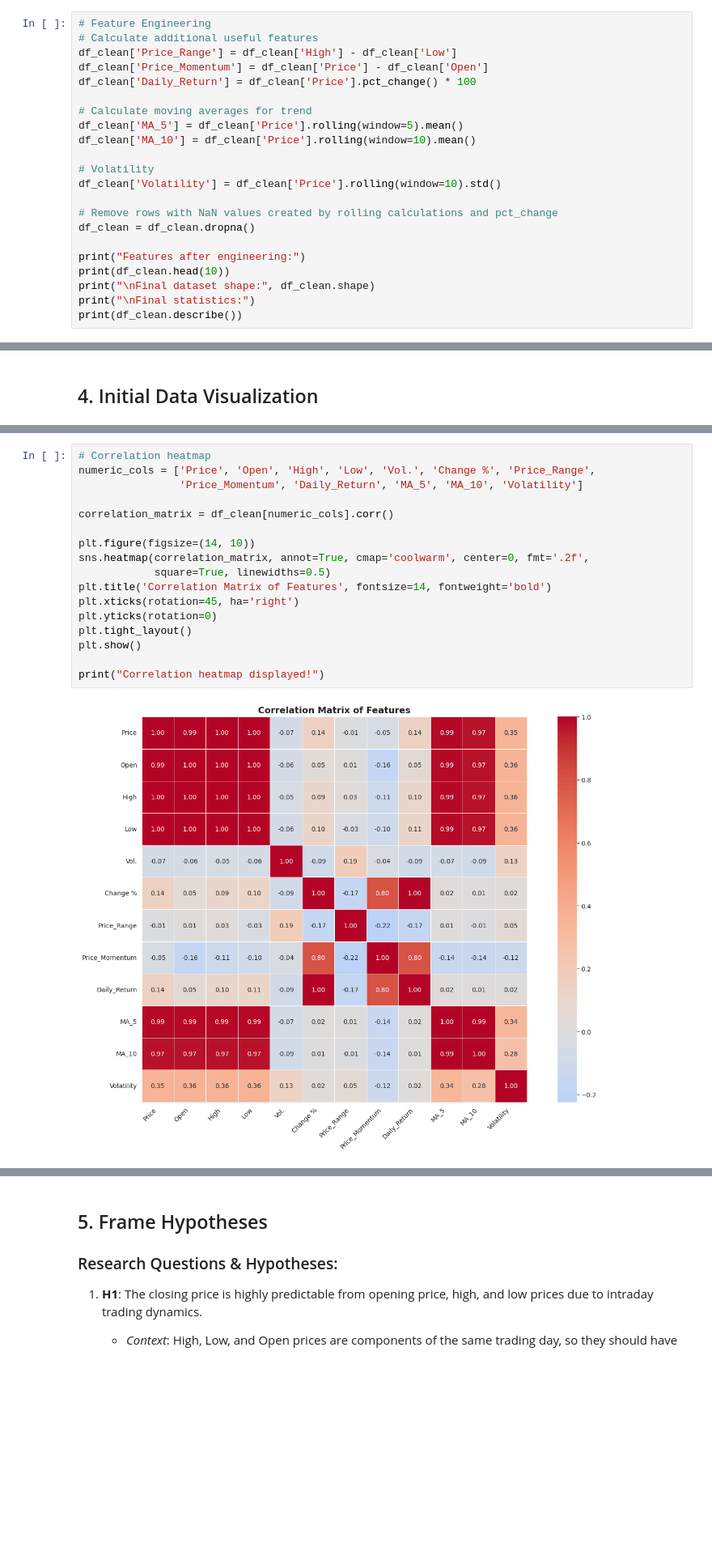
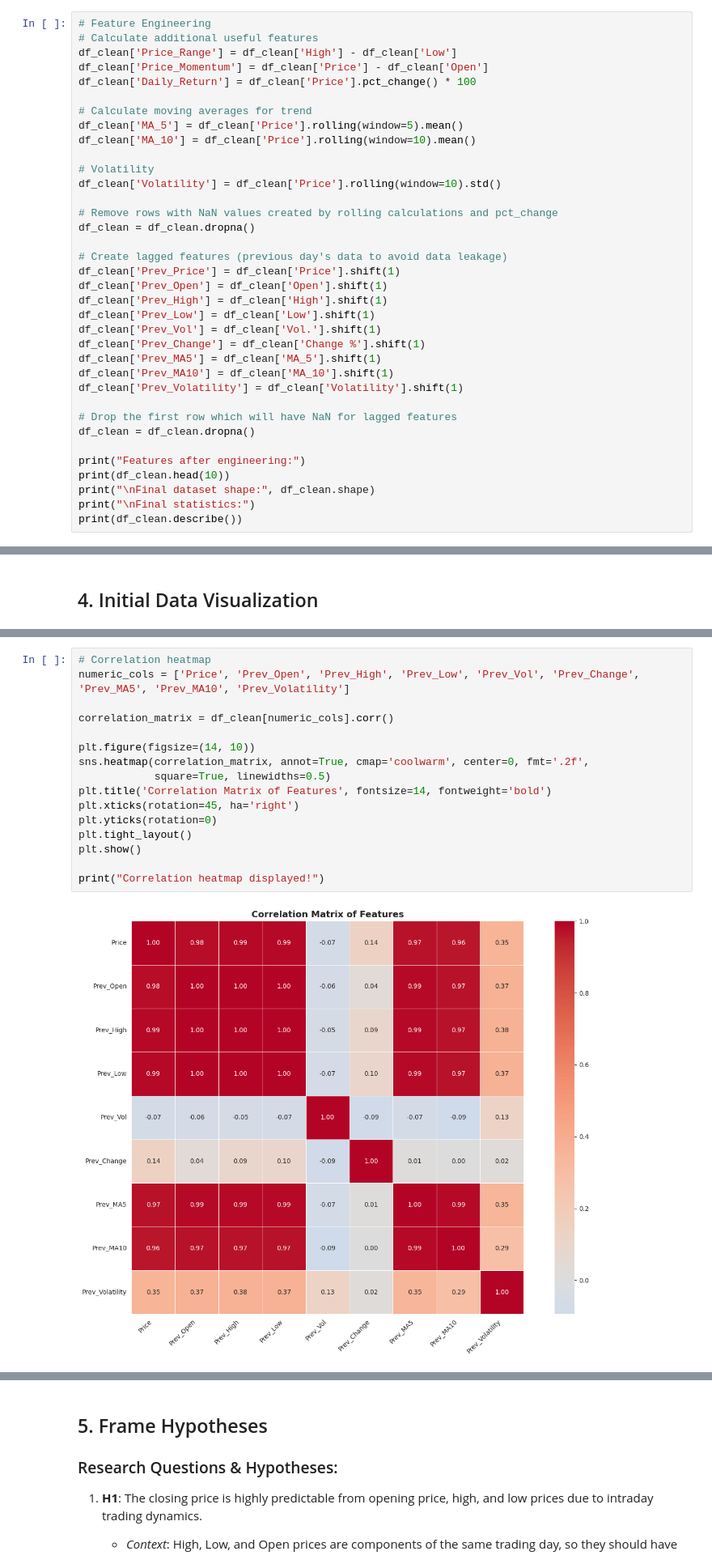
Before and after one commit to gottipatiarunmurari-pixel/py_assignment, a Jupyter notebook: analysis.ipynb, the cells around one changed output, grey strips where cells are left out. Shown at 81% size. Drawn from its saved outputs; the diff is of its cells as text; blank space fills up the shorter version.

```diff
--- a/analysis.ipynb
+++ b/analysis.ipynb
@@ -134,6 +133,20 @@ df_clean['Volatility'] = df_clean['Price'].rolling(window=10).std()
 # Remove rows with NaN values created by rolling calculations and pct_change
 df_clean = df_clean.dropna()
 
+# Create lagged features (previous day's data to avoid data leakage)
+df_clean['Prev_Price'] = df_clean['Price'].shift(1)
+df_clean['Prev_Open'] = df_clean['Open'].shift(1)
+df_clean['Prev_High'] = df_clean['High'].shift(1)
+df_clean['Prev_Low'] = df_clean['Low'].shift(1)
+df_clean['Prev_Vol'] = df_clean['Vol.'].shift(1)
+df_clean['Prev_Change'] = df_clean['Change %'].shift(1)
+df_clean['Prev_MA5'] = df_clean['MA_5'].shift(1)
+df_clean['Prev_MA10'] = df_clean['MA_10'].shift(1)
+df_clean['Prev_Volatility'] = df_clean['Volatility'].shift(1)
+
+# Drop the first row which will have NaN for lagged features
+df_clean = df_clean.dropna()
+
 print("Features after engineering:")
 print(df_clean.head(10))
 print("\nFinal dataset shape:", df_clean.shape)
@@ -200,23 +213,22 @@ print("Initial visualization complete!")
 Initial visualization complete!
 # %%
 # Correlation heatmap
-numeric_cols = ['Price', 'Open', 'High', 'Low', 'Vol.', 'Change %', 'Price_Range',
-                'Price_Momentum', 'Daily_Return', 'MA_5', 'MA_10', 'Volatility']
+numeric_cols = ['Price', 'Prev_Open', 'Prev_High', 'Prev_Low', 'Prev_Vol', 'Prev_Change', 'Prev_MA5', 'Prev_MA10', 'Prev_Volatility']
 
 correlation_matrix = df_clean[numeric_cols].corr()
 
 plt.figure(figsize=(14, 10))
 sns.heatmap(correlation_matrix, annot=True, cmap='coolwarm', center=0, fmt='.2f',
             square=True, linewidths=0.5)
 plt.title('Correlation Matrix of Features', fontsize=14, fontweight='bold')
 plt.xticks(rotation=45, ha='right')
 plt.yticks(rotation=0)
 plt.tight_layout()
 plt.show()
 
 print("Correlation heatmap displayed!")
 # %% [output]
-[figure, old version]
+[figure, new version]
 Correlation heatmap displayed!
 # %% [markdown]
 ## 5. Frame Hypotheses
```
Also changed, not shown: parts of 18 cells of this notebook, 6 other files.
